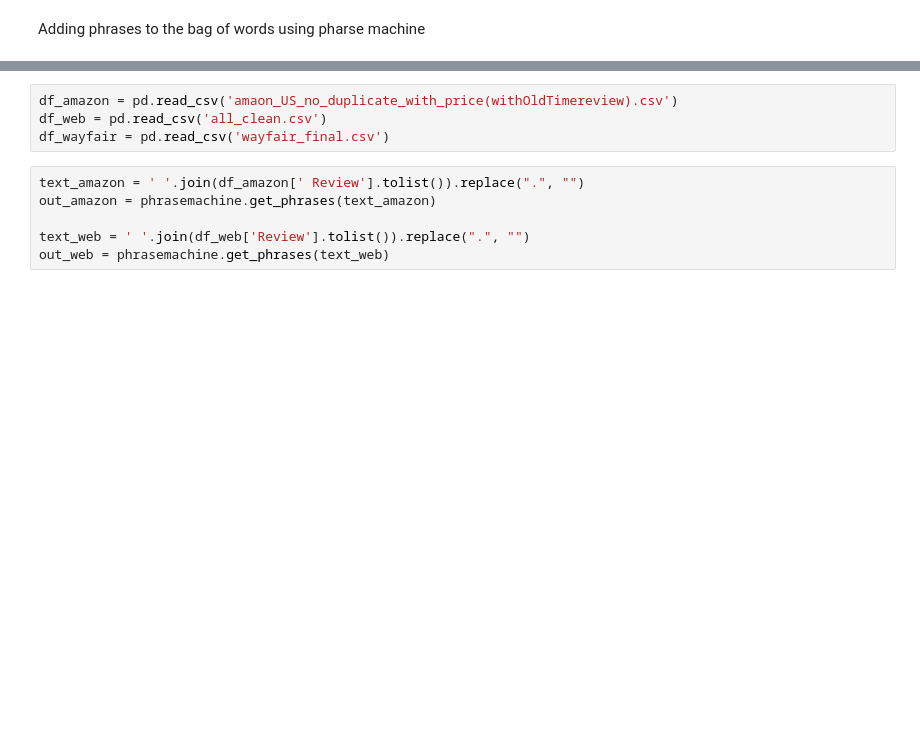
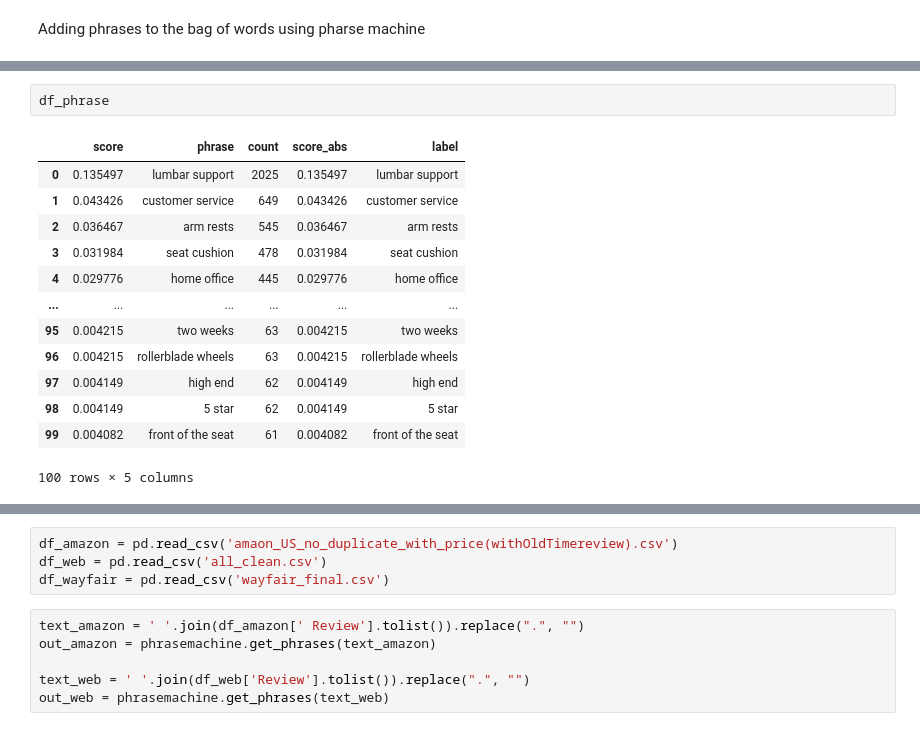
Before and after one commit to yufei-ilariahuang/Ergonomics-Chair-project, a Jupyter notebook: pharsemachine_try.ipynb, the cells around one changed output, grey strips where cells are left out. Saved outputs shown, nothing was run; the diff lists cells and outputs as text; blank space fills up the shorter version.

```diff
--- a/pharsemachine_try.ipynb
+++ b/pharsemachine_try.ipynb
@@ -112,0 +369,16 @@ defaultdict(int,
+# %%
+df_phrase
+# %% [output]
+|  | score | phrase | count | score_abs | label |
+| 0 | 0.135497 | lumbar support | 2025 | 0.135497 | lumbar support |
+| 1 | 0.043426 | customer service | 649 | 0.043426 | customer service |
+| 2 | 0.036467 | arm rests | 545 | 0.036467 | arm rests |
+| 3 | 0.031984 | seat cushion | 478 | 0.031984 | seat cushion |
+| 4 | 0.029776 | home office | 445 | 0.029776 | home office |
+| ... | ... | ... | ... | ... | ... |
+| 95 | 0.004215 | two weeks | 63 | 0.004215 | two weeks |
+| 96 | 0.004215 | rollerblade wheels | 63 | 0.004215 | rollerblade wheels |
+| 97 | 0.004149 | high end | 62 | 0.004149 | high end |
+| 98 | 0.004149 | 5 star | 62 | 0.004149 | 5 star |
+| 99 | 0.004082 | front of the seat | 61 | 0.004082 | front of the seat |
+100 rows × 5 columns
```
Also changed, not shown: parts of 28 cells of this notebook.
